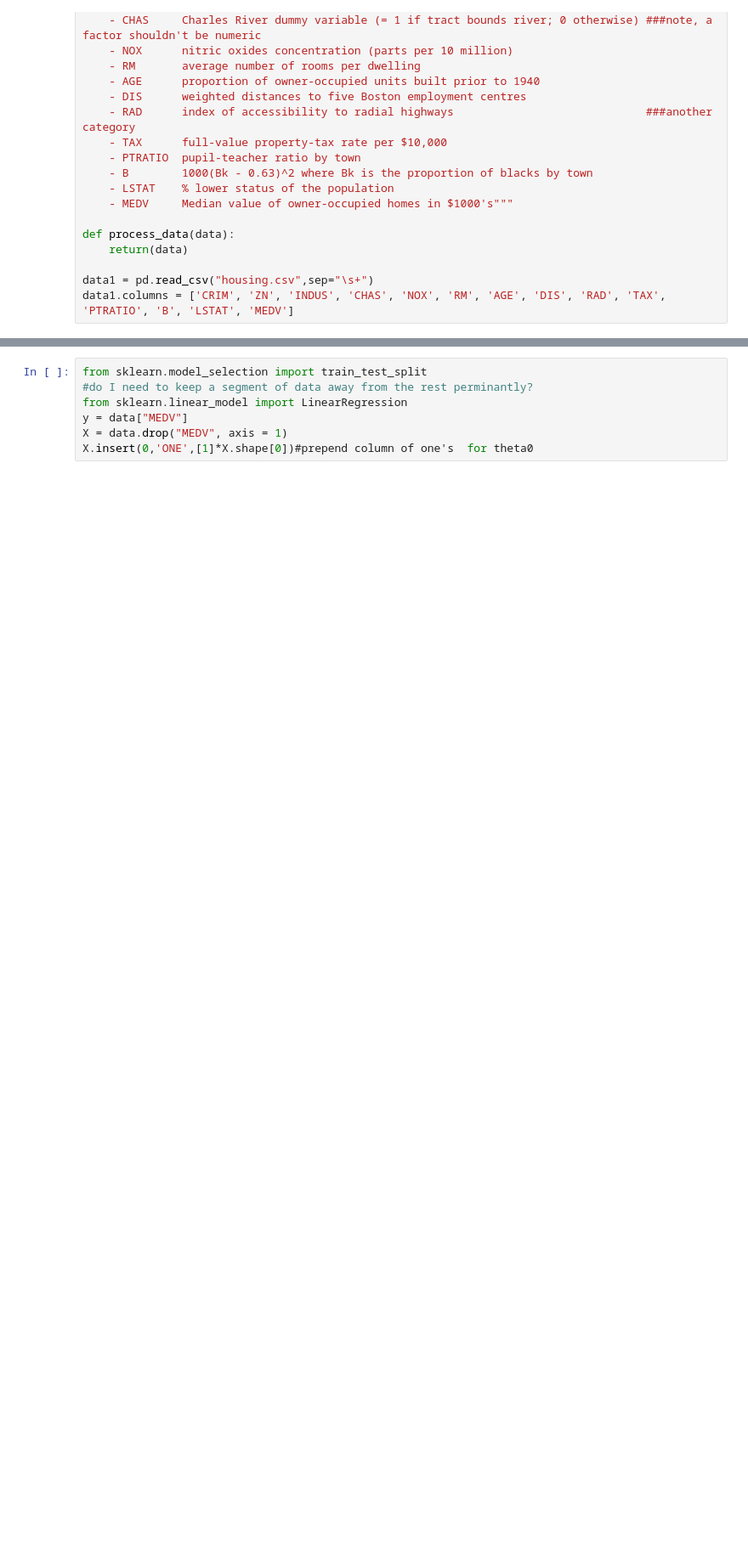
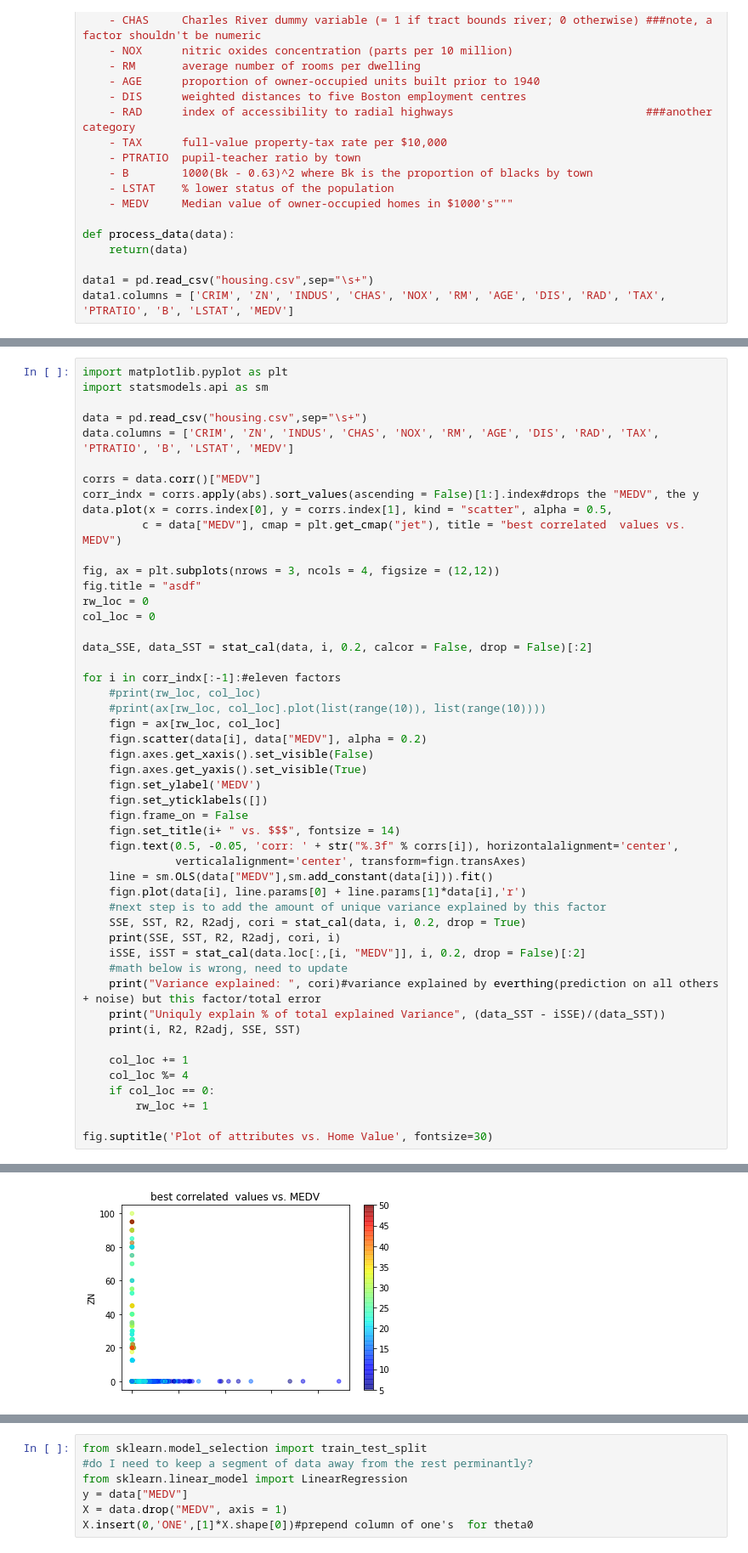
Before and after one commit to Jackalbert88/Fish, a Jupyter notebook: boston-house-prices/CodeaThon1_Housing_Prx.ipynb, the cells around one changed output, grey strips where cells are left out. Shown: that part at 85% size. Drawn from its saved outputs; the diff is of its cells as text; blank space fills up the shorter version.

```diff
--- a/boston-house-prices/CodeaThon1_Housing_Prx.ipynb
+++ b/boston-house-prices/CodeaThon1_Housing_Prx.ipynb
@@ -30,0 +95,50 @@ data1.columns = ['CRIM', 'ZN', 'INDUS', 'CHAS', 'NOX', 'RM', 'AGE', 'DIS', 'RAD'
+# %%
+import matplotlib.pyplot as plt
+import statsmodels.api as sm
+
+data = pd.read_csv("housing.csv",sep="\s+")
+data.columns = ['CRIM', 'ZN', 'INDUS', 'CHAS', 'NOX', 'RM', 'AGE', 'DIS', 'RAD', 'TAX', 'PTRATIO', 'B', 'LSTAT', 'MEDV']
+
+corrs = data.corr()["MEDV"]
+corr_indx = corrs.apply(abs).sort_values(ascending = False)[1:].index#drops the "MEDV", the y
+data.plot(x = corrs.index[0], y = corrs.index[1], kind = "scatter", alpha = 0.5,
+         c = data["MEDV"], cmap = plt.get_cmap("jet"), title = "best correlated  values vs. MEDV")
+
+fig, ax = plt.subplots(nrows = 3, ncols = 4, figsize = (12,12))
+fig.title = "asdf"
+rw_loc = 0
+col_loc = 0
+
+data_SSE, data_SST = stat_cal(data, i, 0.2, calcor = False, drop = False)[:2]
+
+for i in corr_indx[:-1]:#eleven factors
+    #print(rw_loc, col_loc)
+    #print(ax[rw_loc, col_loc].plot(list(range(10)), list(range(10))))
+    fign = ax[rw_loc, col_loc]
+    fign.scatter(data[i], data["MEDV"], alpha = 0.2)
+    fign.axes.get_xaxis().set_visible(False)
+    fign.axes.get_yaxis().set_visible(True)
+    fign.set_ylabel('MEDV')
+    fign.set_yticklabels([])
+    fign.frame_on = False
+    fign.set_title(i+ " vs. $$$", fontsize = 14)
+    fign.text(0.5, -0.05, 'corr: ' + str("%.3f" % corrs[i]), horizontalalignment='center',
+              verticalalignment='center', transform=fign.transAxes)
+    line = sm.OLS(data["MEDV"],sm.add_constant(data[i])).fit()
+    fign.plot(data[i], line.params[0] + line.params[1]*data[i],'r')
+    #next step is to add the amount of unique variance explained by this factor
+    SSE, SST, R2, R2adj, cori = stat_cal(data, i, 0.2, drop = True)
+    print(SSE, SST, R2, R2adj, cori, i)
+    iSSE, iSST = stat_cal(data.loc[:,[i, "MEDV"]], i, 0.2, drop = False)[:2]
+    #math below is wrong, need to update
+    print("Variance explained: ", cori)#variance explained by everthing(prediction on all others + noise) but this factor/total error
+    print("Uniquly explain % of total explained Variance", (data_SST - iSSE)/(data_SST))
+    print(i, R2, R2adj, SSE, SST)
+
+    col_loc += 1
+    col_loc %= 4
+    if col_loc == 0:
+        rw_loc += 1
+
+fig.suptitle('Plot of attributes vs. Home Value', fontsize=30)
+# %% [output]
@@ -30,0 +163 @@ data1.columns = ['CRIM', 'ZN', 'INDUS', 'CHAS', 'NOX', 'RM', 'AGE', 'DIS', 'RAD'
+[figure, added]
```
Also changed, not shown: parts of 8 cells of this notebook.
